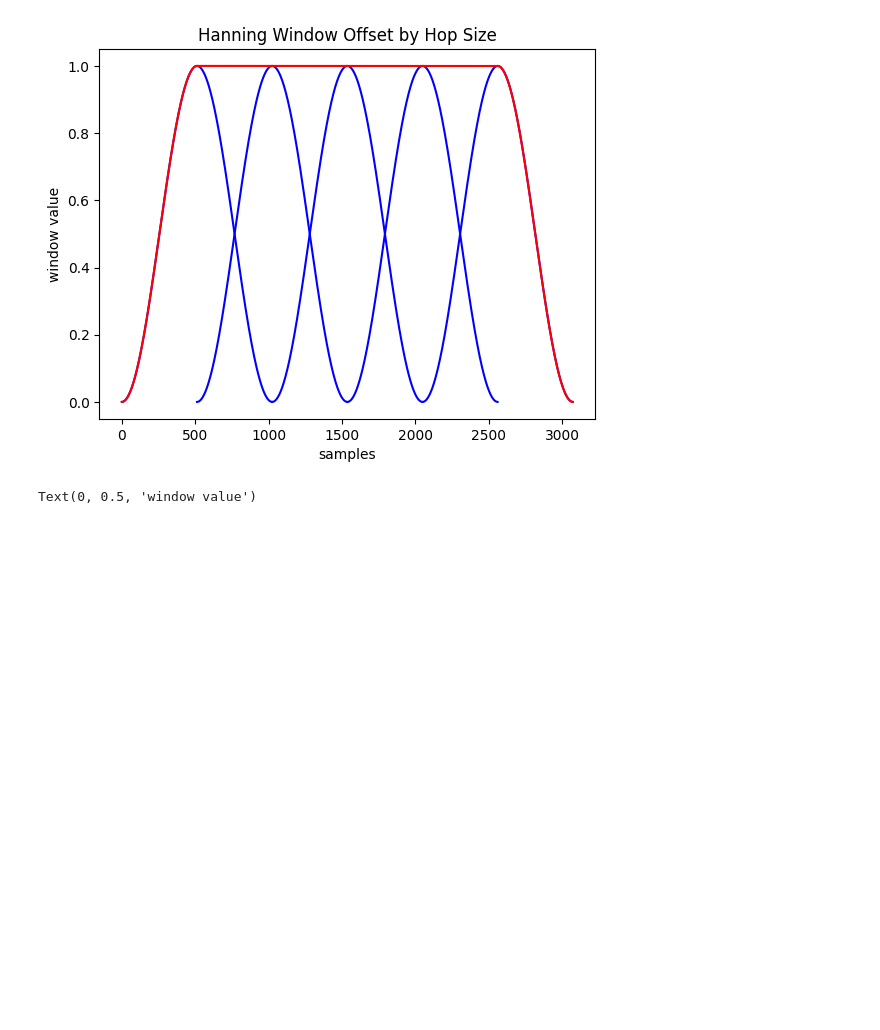
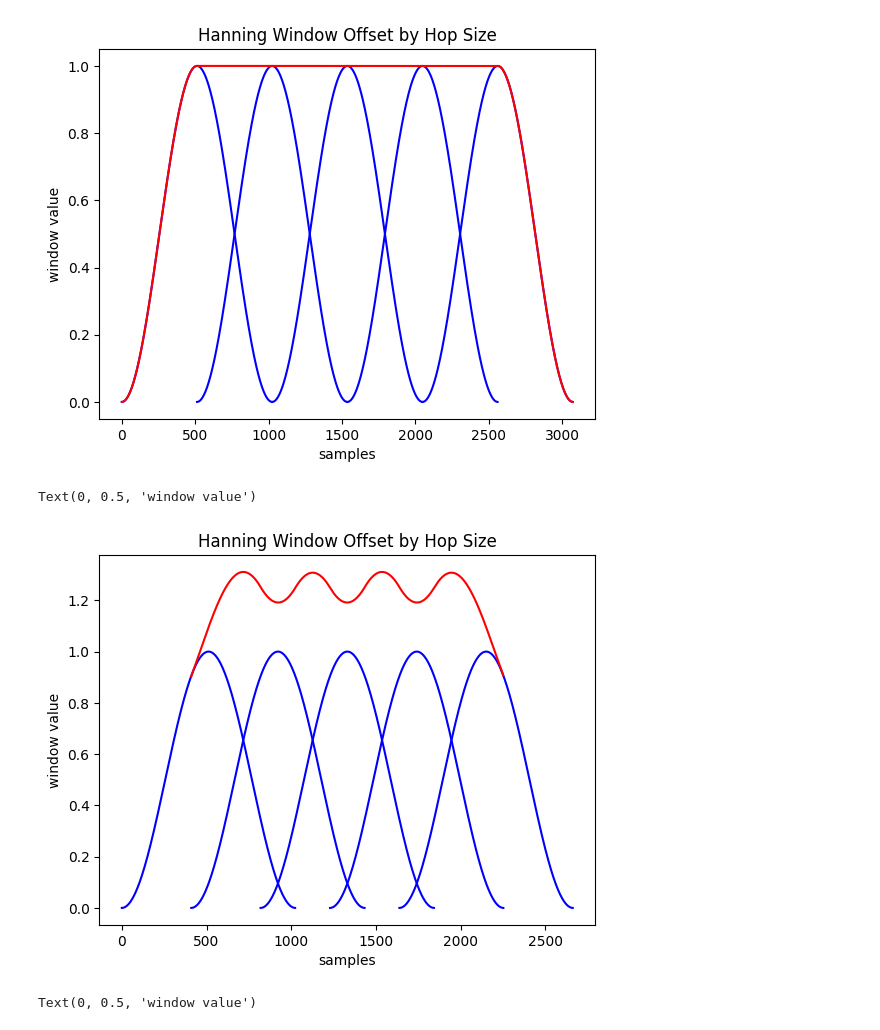
Before and after one commit to samsmith00/junior-IS, a Jupyter notebook: pythonScripts/hanningWindow.ipynb, the cells around one changed output. Drawn from its saved outputs; the diff is of its cells as text; code cells hidden in the pictures; blank space fills up the shorter version.

```diff
--- a/pythonScripts/hanningWindow.ipynb
+++ b/pythonScripts/hanningWindow.ipynb
@@ -95,6 +88,41 @@ plt.ylabel("window value")
 # %% [output]
 Text(0, 0.5, 'window value')
 [figure]
+# %%
+# Cola Property Visualization
+num_windows = 5
+hop_size = 1024 * .4
+
+
+
+cola_len = int(window_size + (num_windows - 1)*hop_size)
+stop = cola_len - hop_size
+
+cola_prop = np.zeros(cola_len)
+
+for i in range(num_windows):
+    offset = int(i * hop_size)
+    cola_prop[offset:offset + window_size] += hannWindow
+
+
+# just draw the overlap line plot
+cola_prop_line = cola_prop[int(hop_size): int(cola_len - hop_size)]
+
+
+cola_p_x = np.arange(len(cola_prop_line))
+
+for i in range(num_windows):
+    offset = i * hop_size
+    plt.plot(x + offset, hannWindow, 'blue')
+
+plt.plot(cola_p_x + hop_size, cola_prop_line, "red")
+
+plt.title("Hanning Window Offset by Hop Size")
+plt.xlabel("samples")
+plt.ylabel("window value")
+# %% [output]
+Text(0, 0.5, 'window value')
+[figure, added]
 # %%
 # COLA Property Visualization
 
```
Also changed, not shown: parts of 4 cells of this notebook, 4 other files.
